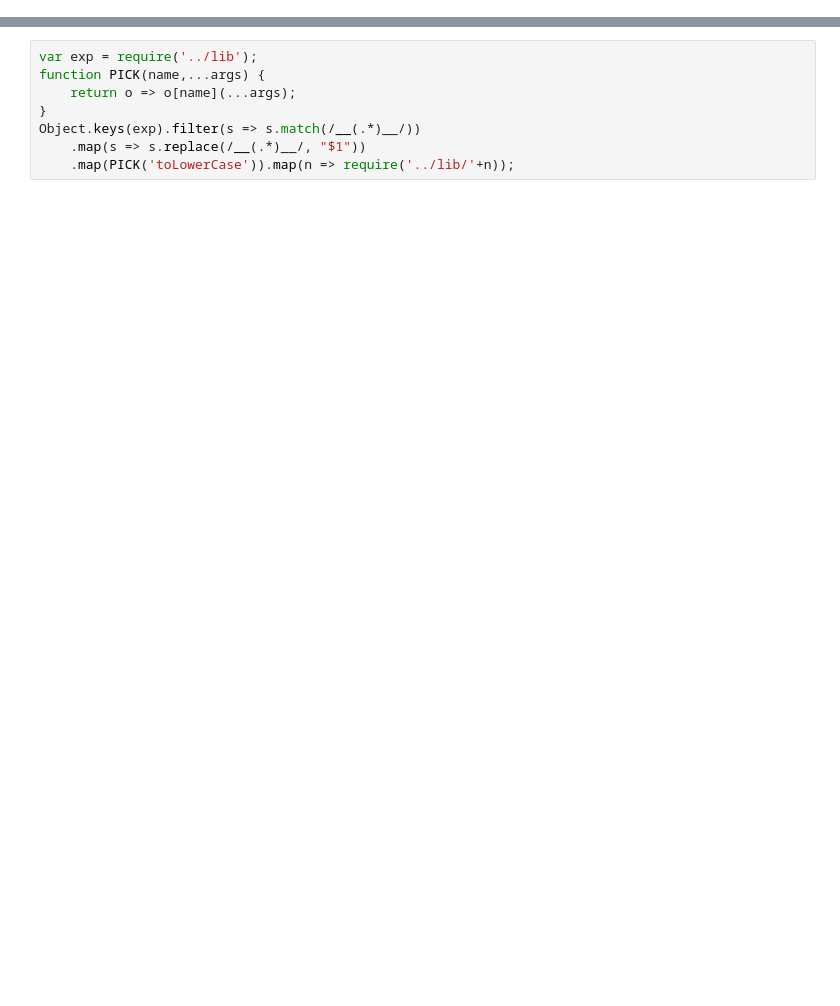
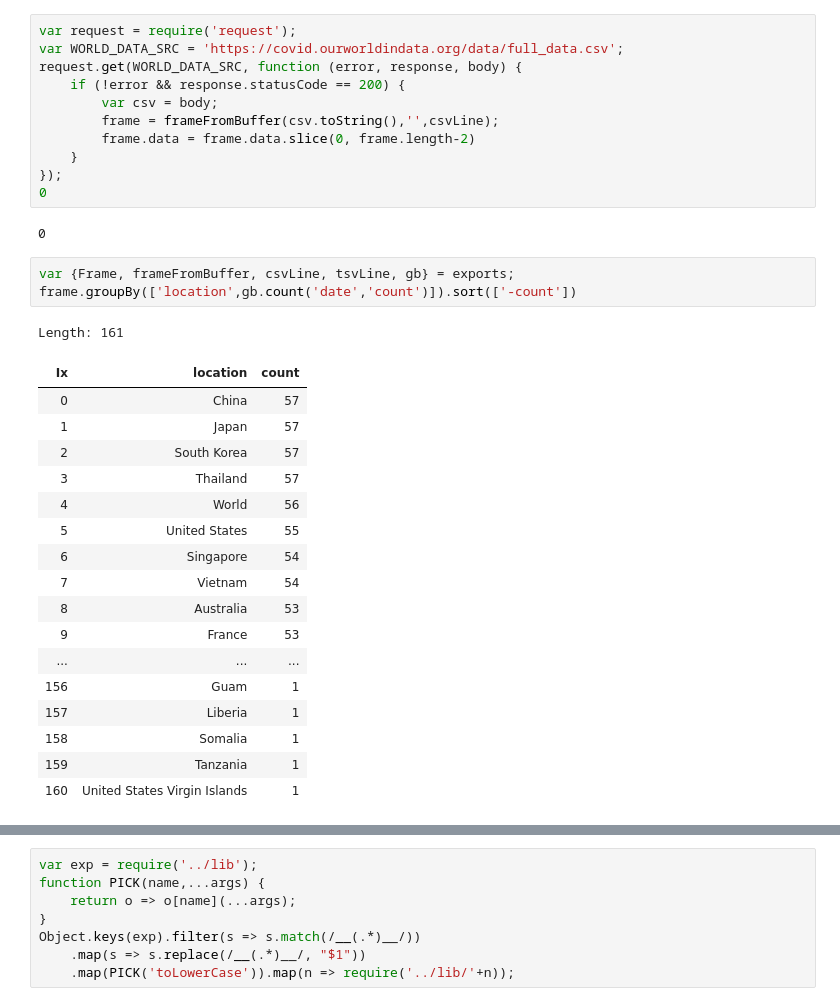
Before and after one commit to nurulc/data-frame, a Jupyter notebook: notebook/frame-test.ipynb, the cells around one changed output, grey strips where cells are left out. Saved outputs shown, nothing was run; the diff lists cells and outputs as text; blank space fills up the shorter version.

```diff
--- a/notebook/frame-test.ipynb
+++ b/notebook/frame-test.ipynb
@@ -14,0 +125,35 @@ setupD3();
+# %%
+var request = require('request');
+var WORLD_DATA_SRC = 'https://covid.ourworldindata.org/data/full_data.csv';
+request.get(WORLD_DATA_SRC, function (error, response, body) {
+    if (!error && response.statusCode == 200) {
+        var csv = body;
+        frame = frameFromBuffer(csv.toString(),'',csvLine);
+        frame.data = frame.data.slice(0, frame.length-2)
+    }
+});
+0
+# %% [output]
+0
+# %%
+var {Frame, frameFromBuffer, csvLine, tsvLine, gb} = exports;
+frame.groupBy(['location',gb.count('date','count')]).sort(['-count'])
+# %% [output]
+Length: 161
+| Ix | location | count |
+| 0 | China | 57 |
+| 1 | Japan | 57 |
+| 2 | South Korea | 57 |
+| 3 | Thailand | 57 |
+| 4 | World | 56 |
+| 5 | United States | 55 |
+| 6 | Singapore | 54 |
+| 7 | Vietnam | 54 |
+| 8 | Australia | 53 |
+| 9 | France | 53 |
+| ... | ... | ... |
+| 156 | Guam | 1 |
+| 157 | Liberia | 1 |
+| 158 | Somalia | 1 |
+| 159 | Tanzania | 1 |
+| 160 | United States Virgin Islands | 1 |
```
Also changed, not shown: parts of 36 cells of this notebook, 1 other file.
